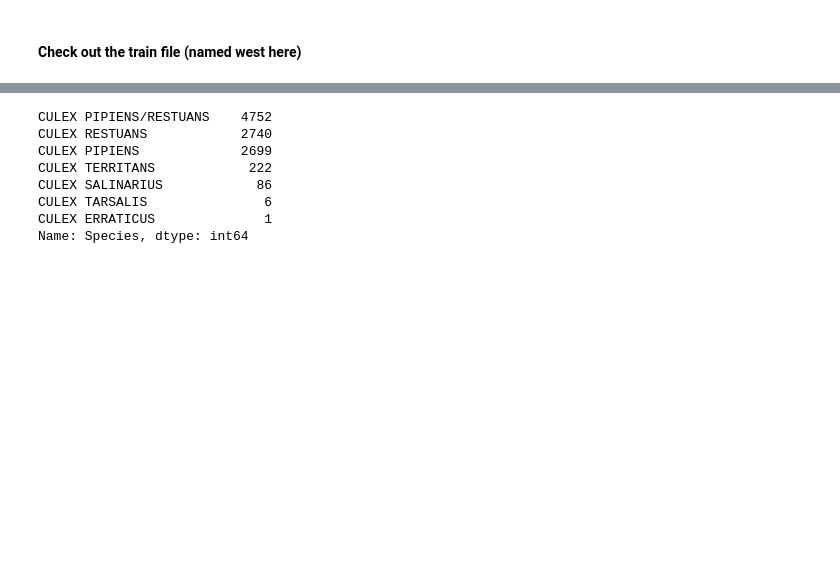
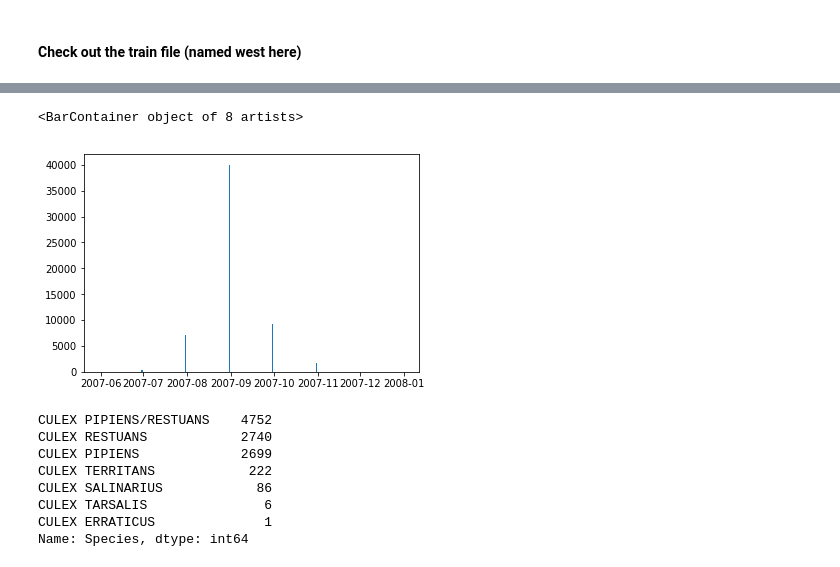
Before and after one commit to udaydatta/West-Nile-Virus, a Jupyter notebook: west_nile_virus.ipynb, the cells around one changed output, grey strips where cells are left out. Drawn from its saved outputs; the diff is of its cells as text; code cells hidden in the pictures; blank space fills up the shorter version.

```diff
--- a/west_nile_virus.ipynb
+++ b/west_nile_virus.ipynb
@@ -57,0 +83,3 @@ DatetimeIndexResampler [freq=<MonthEnd>, axis=0, closed=right, label=right, conv
+# %%
+west_by_month = west.resample('M').sum()[["NumMosquitos","WnvPresent"]]
+west_by_month[west_by_month["NumMosquitos"]>0]
@@ -58,3 +107,8 @@ DatetimeIndexResampler [freq=<MonthEnd>, axis=0, closed=right, label=right, conv
+# %%
+plt.bar(west_by_month['2007'].index, west_by_month['2007']["NumMosquitos"])
+# %% [output]
+<BarContainer object of 8 artists>
+[figure, added]
 # %%
 #See which mosquitos are common in the collected data
 west["Species"].value_counts()
```
Also changed, not shown: parts of 17 cells of this notebook, 11 other files.
